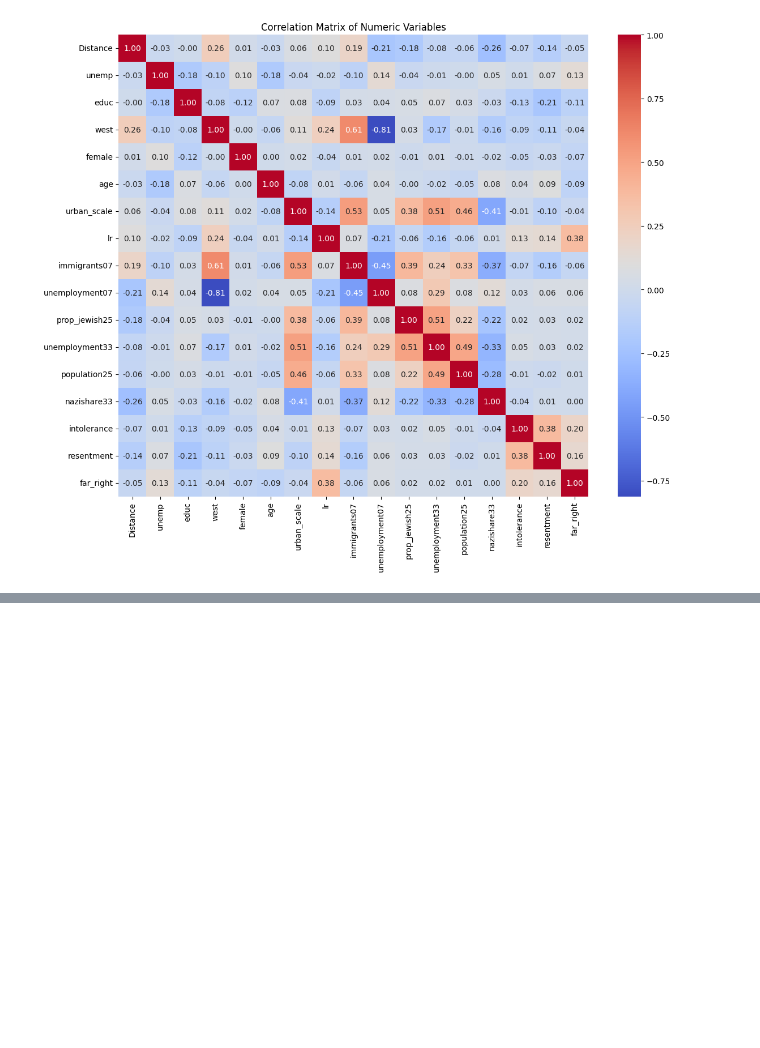
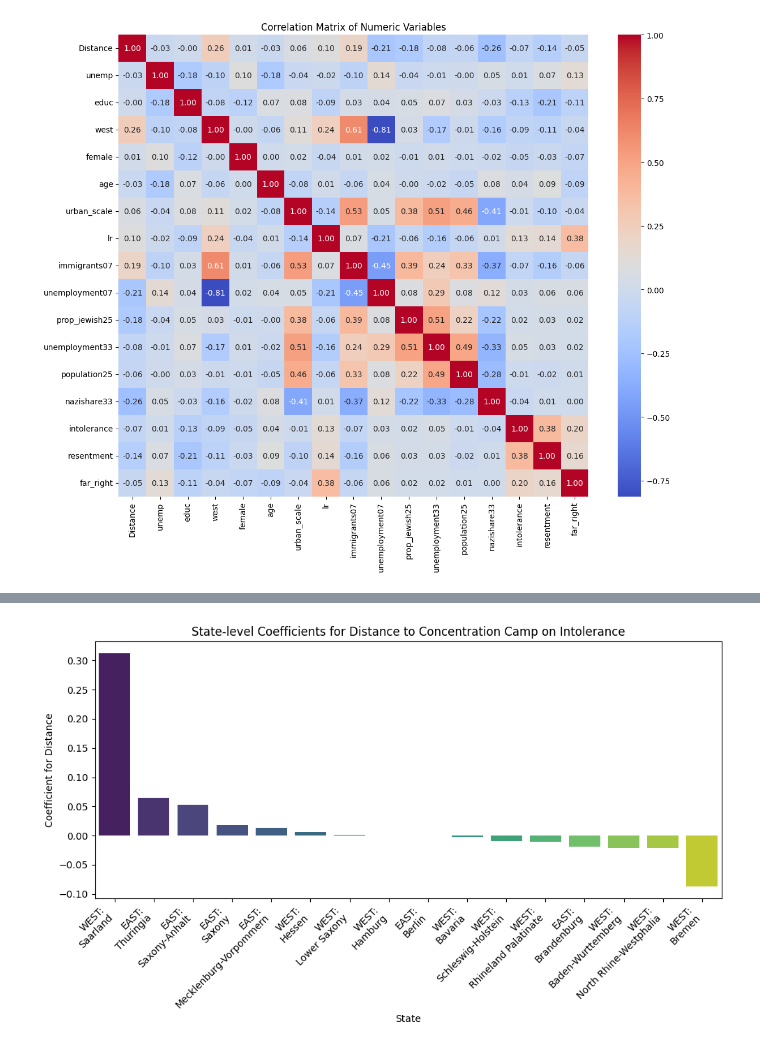
Before and after one commit to josaur/sds-exam, a Jupyter notebook: exam-sds/Exam-Notebook.ipynb, the cells around one changed output, grey strips where cells are left out. Cells and saved outputs as stored; diff of their text form; code cells hidden in the pictures; blank space fills up the shorter version.

```diff
--- a/exam-sds/Exam-Notebook.ipynb
+++ b/exam-sds/Exam-Notebook.ipynb
@@ -510,0 +675,13 @@ out = regression_evaluation(list(models.items()), X_test, y_test)
+# %%
+# plot coefficients in descending order for Distance impact on intolerance
+distance_coefs = coef_df[coef_df['feature'] == 'Distance'].sort_values(by='coefficient', ascending=False)
+plt.figure(figsize=(10, 6))
+sns.barplot(data=distance_coefs, x='state', y='coefficient', palette='viridis')
+plt.title('State-level Coefficients for Distance to Concentration Camp on Intolerance')
+plt.xlabel('State')
+plt.ylabel('Coefficient for Distance')
+plt.xticks(rotation=45, ha='right')
+plt.tight_layout()
+plt.show()
+# %% [output]
+[figure, added]
```
Also changed, not shown: parts of 10 cells of this notebook.
